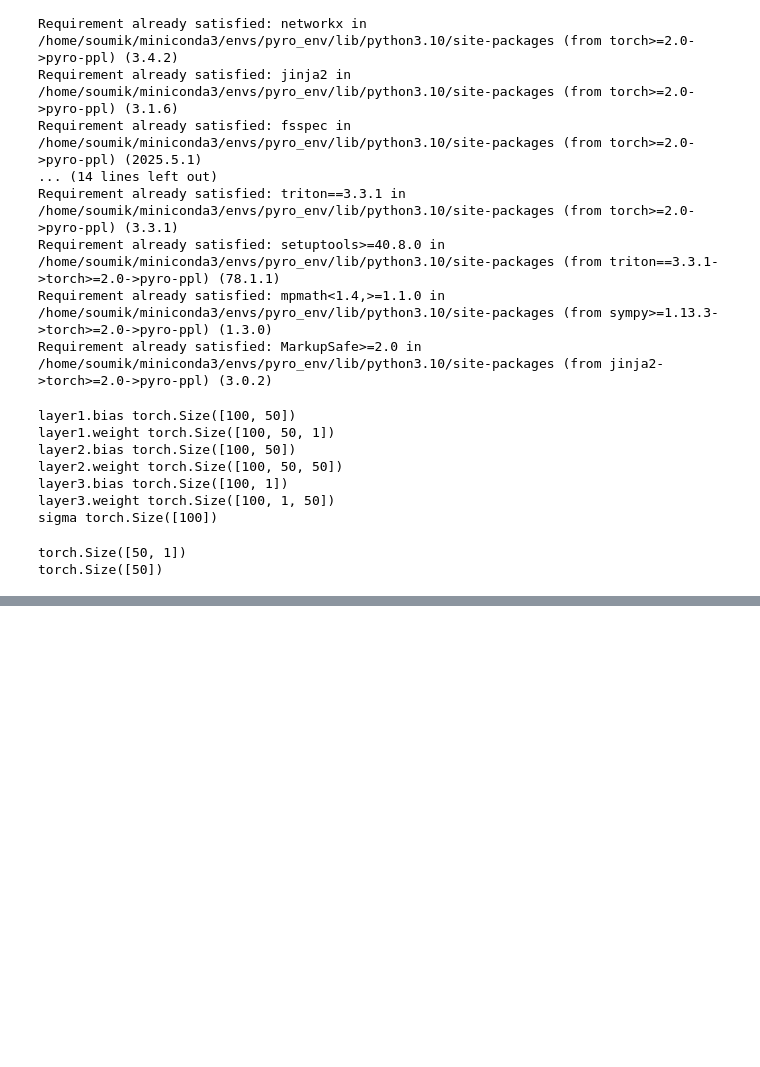
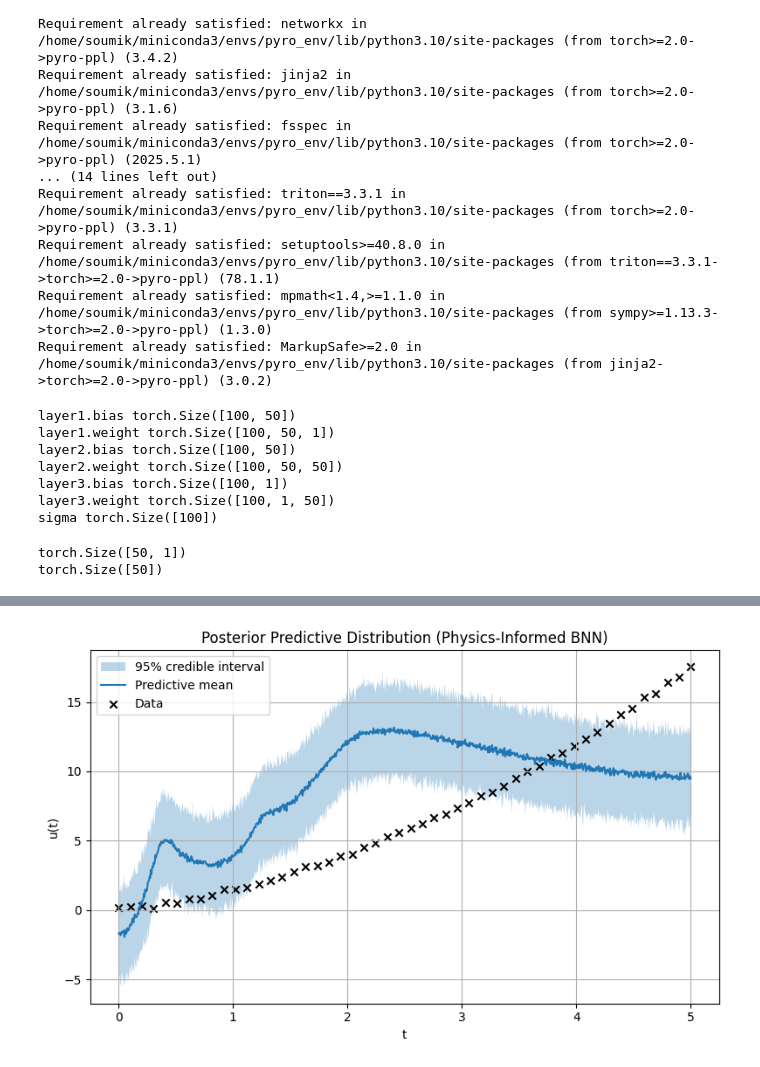
Before and after one commit to SoumikSarkar830/Laser_PINN, a Jupyter notebook: Bayesian/BNN_2.ipynb, the cells around one changed output, grey strips where cells are left out. Drawn from its saved outputs; the diff is of its cells as text; code cells hidden in the pictures; blank space fills up the shorter version.

```diff
--- a/Bayesian/BNN_2.ipynb
+++ b/Bayesian/BNN_2.ipynb
@@ -205,0 +258,19 @@ torch.Size([50])
+# %%
+model_2 = BNN()
+
+pyro.clear_param_store()
+torch.manual_seed(42)
+
+pyro.set_rng_seed(42)
+
+nuts_2 = NUTS(model_2, jit_compile=False)
+mcmc_2 = MCMC(nuts_2, num_samples=200, warmup_steps=100, num_chains=1)
+
+with torch.enable_grad():
+    mcmc_2.run(t_obs, u_obs, t_f, t_ic)
+
+
+
+#mcmc.run(t_obs,u_obs,t_f, t_ic)
+
+posterior_samples_2 = mcmc_2.get_samples()
@@ -205,0 +319,30 @@ torch.Size([50])
+# %%
+t_test_np = t_test.cpu().numpy().ravel()      # shape (1000,)
+u_samples = preds["obs"].cpu().numpy()        # shape (num_samples, 1000)
+
+
+mean_pred = u_samples.mean(axis=0)            # (1000,)
+lower     = np.percentile(u_samples, 2.5, axis=0)
+upper     = np.percentile(u_samples, 97.5, axis=0)
+
+
+u_true = 0.5 * t_test_np**2 + t_test_np
+
+
+t_obs_np = t_obs.squeeze(-1).cpu().numpy()    # (50,)
+u_obs_np = u_obs.cpu().numpy()                # (50,)
+
+# Plot
+plt.figure(figsize=(8, 5))
+plt.fill_between(t_test_np, lower, upper, alpha=0.3, label="95% credible interval")
+plt.plot(t_test_np, mean_pred,label="Predictive mean")
+plt.scatter(t_obs_np, u_obs_np,   marker='x', color='k', label="Data")
+plt.xlabel("t")
+plt.ylabel("u(t)")
+plt.title("Posterior Predictive Distribution (Physics‑Informed BNN)")
+plt.legend()
+plt.grid(True)
+plt.tight_layout()
+plt.show()
+# %% [output]
+[figure, added]
```
Also changed, not shown: parts of 3 cells of this notebook.
